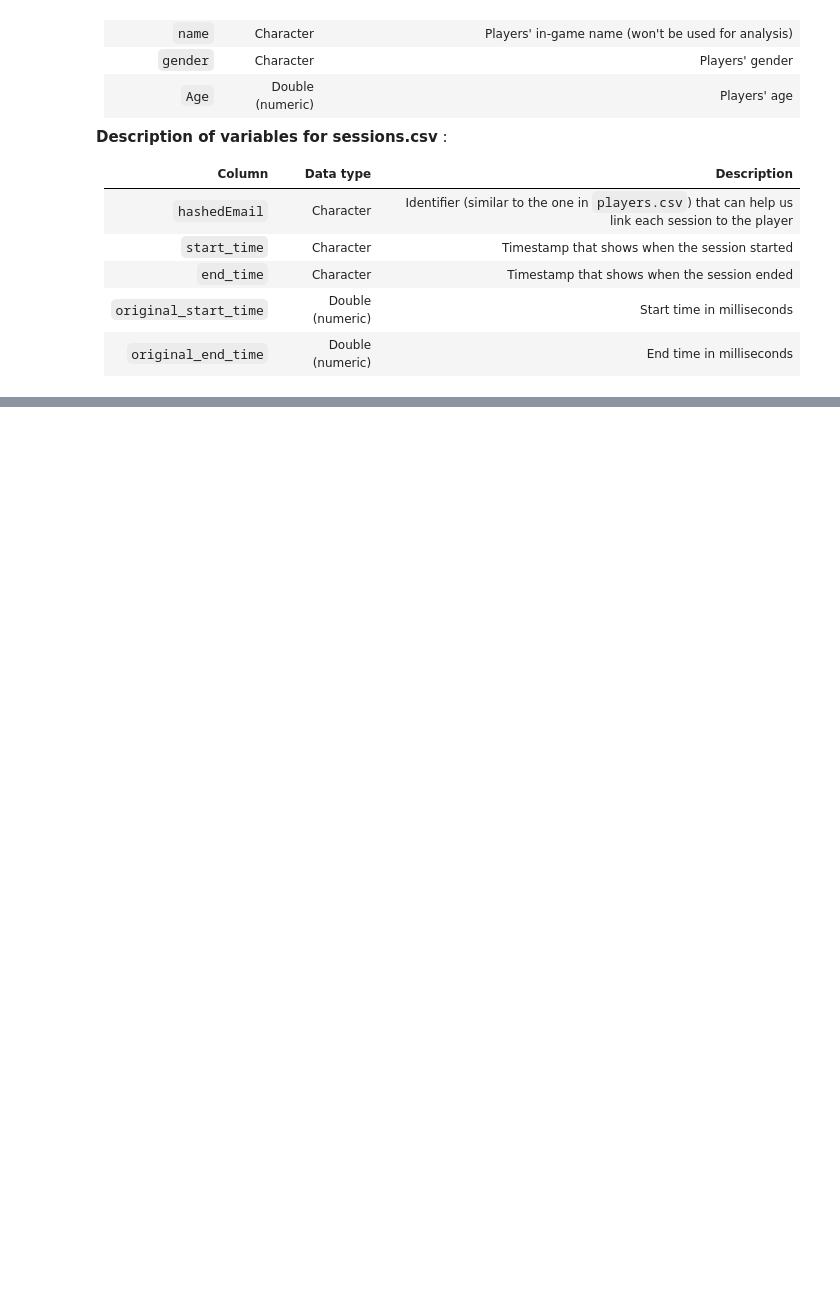
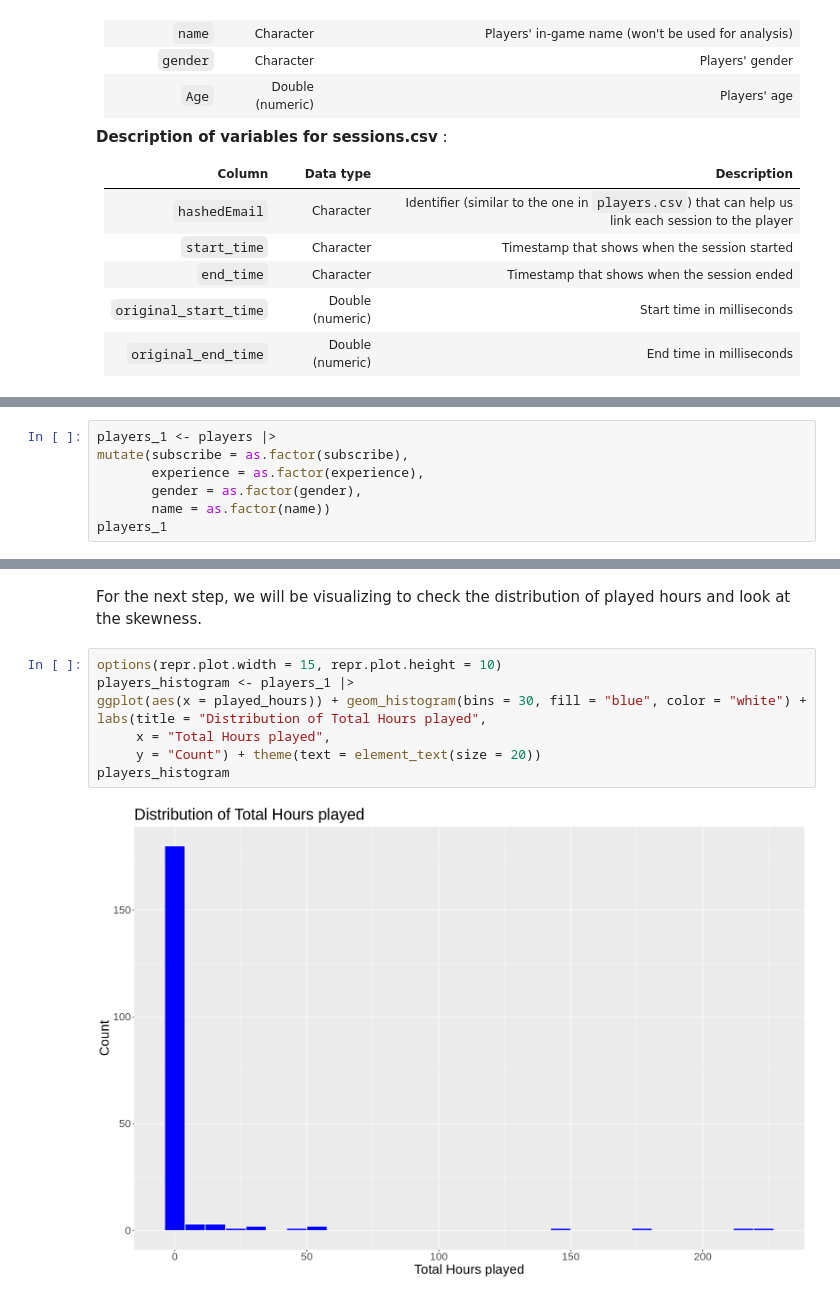
Before and after one commit to egshiglened/dsci_100_project_033, a Jupyter notebook: individual_project.ipynb, the cells around one changed output, grey strips where cells are left out. Drawn from its saved outputs; the diff is of its cells as text; blank space fills up the shorter version.

Commit message:
Changed specific question
-Changed question
-Wrangled players data
-Made histogram

```diff
--- a/individual_project.ipynb
+++ b/individual_project.ipynb
@@ -174,0 +166,7 @@ A spec_tbl_df: 196 × 9
+# %%
+players_1 <- players |>
+mutate(subscribe = as.factor(subscribe),
+       experience = as.factor(experience),
+       gender = as.factor(gender),
+       name = as.factor(name))
+players_1
@@ -174,0 +184,12 @@ A spec_tbl_df: 196 × 9
+# %% [markdown]
+For the next step, we will be visualizing to check the distribution of played hours and look at the skewness.
+# %%
+options(repr.plot.width = 15, repr.plot.height = 10)
+players_histogram <- players_1 |>
+ggplot(aes(x = played_hours)) + geom_histogram(bins = 30, fill = "blue", color = "white") +
+labs(title = "Distribution of Total Hours played",
+     x = "Total Hours played",
+     y = "Count") + theme(text = element_text(size = 20))
+players_histogram
+# %% [output]
+[figure, added]
```
Also changed, not shown: parts of 10 cells of this notebook.
